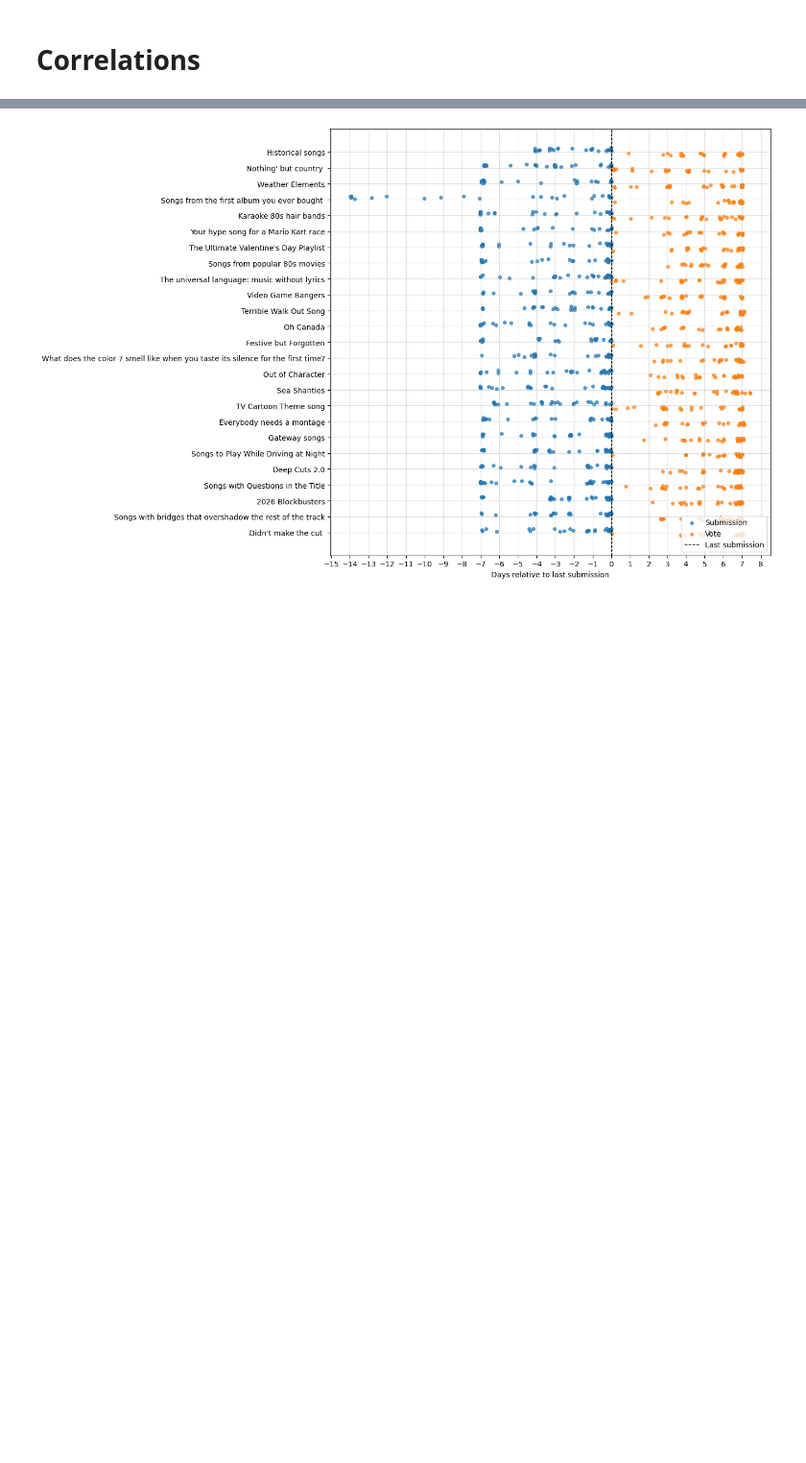
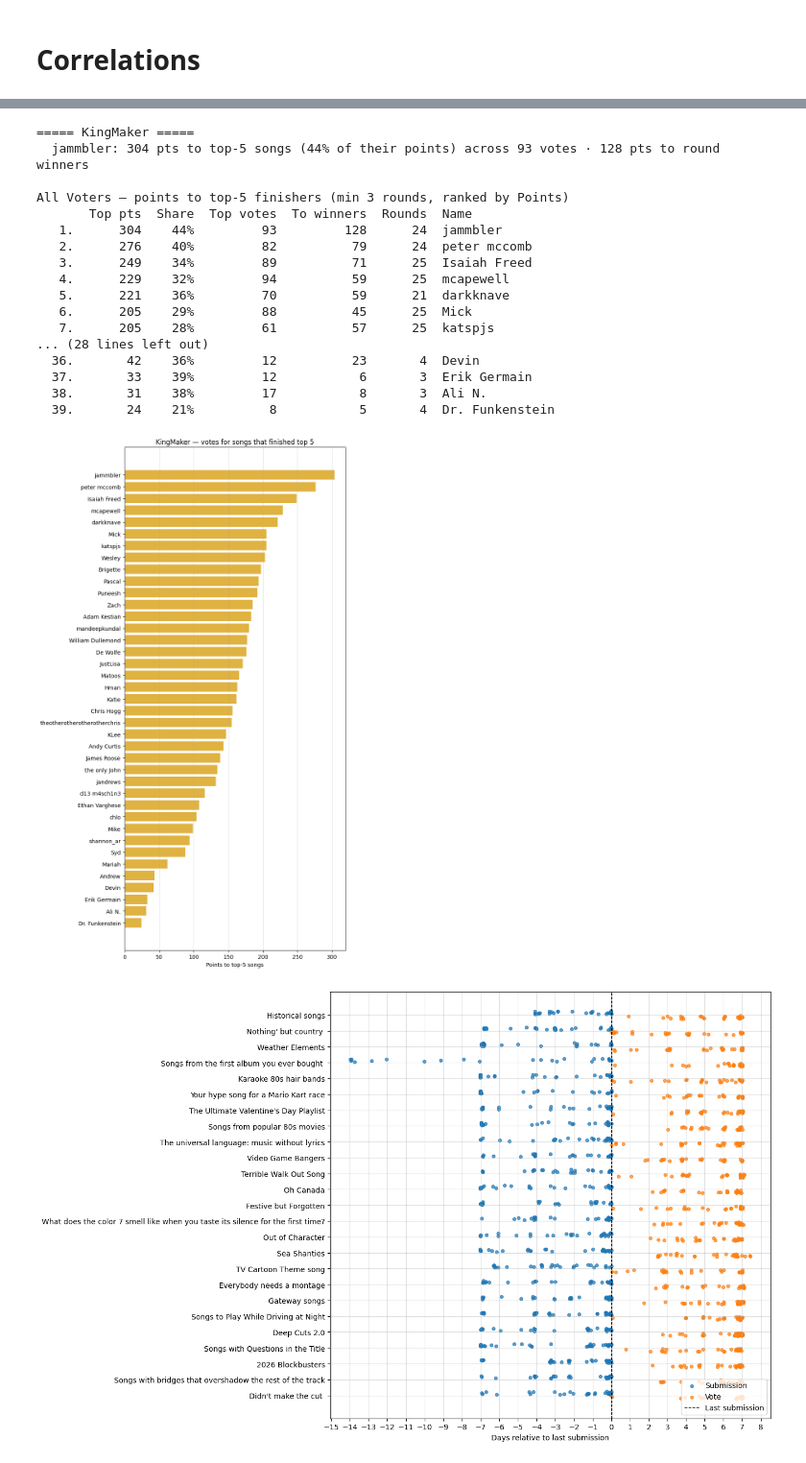
Before and after one commit to Briggernaut/MusicLeagueAnalysis, a Jupyter notebook: MusicLeagueAnalysis.ipynb, the cells around one changed output, grey strips where cells are left out. Shown at 96% size. Drawn from its saved outputs; the diff is of its cells as text; code cells hidden in the pictures; blank space fills up the shorter version.

```diff
--- a/MusicLeagueAnalysis.ipynb
+++ b/MusicLeagueAnalysis.ipynb
@@ -904,3 +1079,78 @@ display(top_songs_df)
+# %%
+#@title KingMaker
+TOP_K = 5             #@param {type:"integer"}
+MIN_ROUNDS = 3        #@param {type:"integer"}
+RANK_BY = "Points"    #@param ["Points", "Share"]
+
+top_uids = set(songs.loc[songs['Place'] <= TOP_K, 'uid'])
+win_uids = set(songs.loc[songs['Place'] == 1, 'uid'])
+
+km = v[v['Points Assigned'] > 0].copy()   # positive votes only, self-votes already removed
+km['Top'] = km['uid'].isin(top_uids)
+km['Win'] = km['uid'].isin(win_uids)
+
+km_df = km.groupby('Voter ID').agg(
+    Total_Pts=('Points Assigned', 'sum'),
+    Votes=('uid', 'count'),
+    Rounds=('Round ID', 'nunique'))
+top = km[km['Top']].groupby('Voter ID')
+km_df['Top Pts'] = top['Points Assigned'].sum()
+km_df['Top Votes'] = top['uid'].count()
+km_df['Winner Pts'] = km[km['Win']].groupby('Voter ID')['Points Assigned'].sum()
+km_df = km_df.fillna(0)
+km_df['Share'] = km_df['Top Pts'] / km_df['Total_Pts']
+km_df = km_df[km_df['Rounds'] >= MIN_ROUNDS]
+
+sort_col = 'Top Pts' if RANK_BY == 'Points' else 'Share'
+tiebreak = 'Share' if sort_col == 'Top Pts' else 'Top Pts'
+km_df = km_df.sort_values([sort_col, tiebreak], ascending=False)
+km_df['Name'] = km_df.index.map(lambda i: name_of.get(i, str(i)))
+
+if km_df.empty:
+    print(f"No voters with at least {MIN_ROUNDS} rounds.")
+else:
+    king = km_df.iloc[0]
+    print(f"{BOLD}===== KingMaker ====={RESET}")
+    print(f"  {king['Name']}: {king['Top Pts']:.0f} pts to top-{TOP_K} songs "
+          f"({king['Share']:.0%} of their points) across {int(king['Top Votes'])} votes "
+          f"· {king['Winner Pts']:.0f} pts to round winners")
+
+    print(f"\n{BOLD}All Voters — points to top-{TOP_K} finishers "
+          f"(min {MIN_ROUNDS} rounds, ranked by {RANK_BY}){RESET}")
+    print(f"  {'':>3} {'Top pts':>8} {'Share':>6} {'Top votes':>10} {'To winners':>11} {'Rounds':>7}  Name")
+    for i, (_, r) in enumerate(km_df.iterrows(), 1):
+        print(f"  {i:>2}. {r['Top Pts']:>8.0f} {r['Share']:>6.0%} {int(r['Top Votes']):>10} "
+              f"{r['Winner Pts']:>11.0f} {int(r['Rounds']):>7}  {r['Name']}")
+
+    plot = km_df.iloc[::-1]
+    fig, ax = plt.subplots(figsize=(8, max(4, 0.35 * len(plot))))
+    vals = plot['Top Pts'] if RANK_BY == 'Points' else plot['Share'] * 100
+    ax.barh(plot['Name'], vals, color='goldenrod', alpha=0.85)
+    ax.set_xlabel(f'Points to top-{TOP_K} songs' if RANK_BY == 'Points'
+                  else f'% of points to top-{TOP_K} songs')
+    ax.set_title(f'KingMaker — votes for songs that finished top {TOP_K}')
+    ax.grid(axis='x', alpha=0.4)
+    plt.tight_layout()
+    plt.show()
+# %% [output]
+===== KingMaker =====
+  jammbler: 304 pts to top-5 songs (44% of their points) across 93 votes · 128 pts to round winners
+
+All Voters — points to top-5 finishers (min 3 rounds, ranked by Points)
+       Top pts  Share  Top votes  To winners  Rounds  Name
+   1.      304    44%         93         128      24  jammbler
+   2.      276    40%         82          79      24  peter mccomb
+   3.      249    34%         89          71      25  Isaiah Freed
+   4.      229    32%         94          59      25  mcapewell
+   5.      221    36%         70          59      21  darkknave
+   6.      205    29%         88          45      25  Mick
+   7.      205    28%         61          57      25  katspjs
+... (28 lines left out)
+  36.       42    36%         12          23       4  Devin
+  37.       33    39%         12           6       3  Erik Germain
+  38.       31    38%         17           8       3  Ali N.
+  39.       24    21%          8           5       4  Dr. Funkenstein
+[figure, added]
 # %%
 #@title Submission & Voting Timing
 import numpy as np
```
Also changed, not shown: parts of 4 cells of this notebook.
